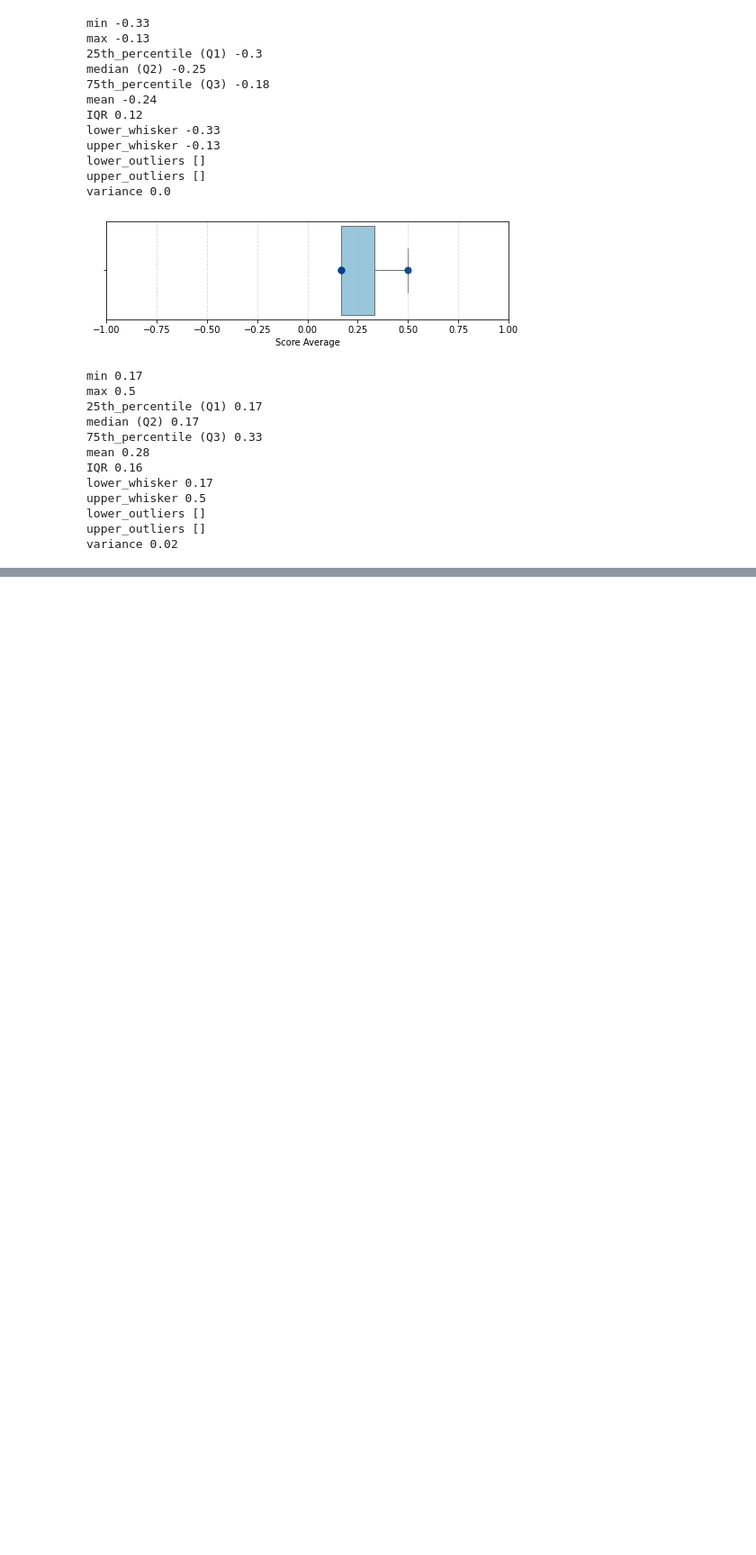
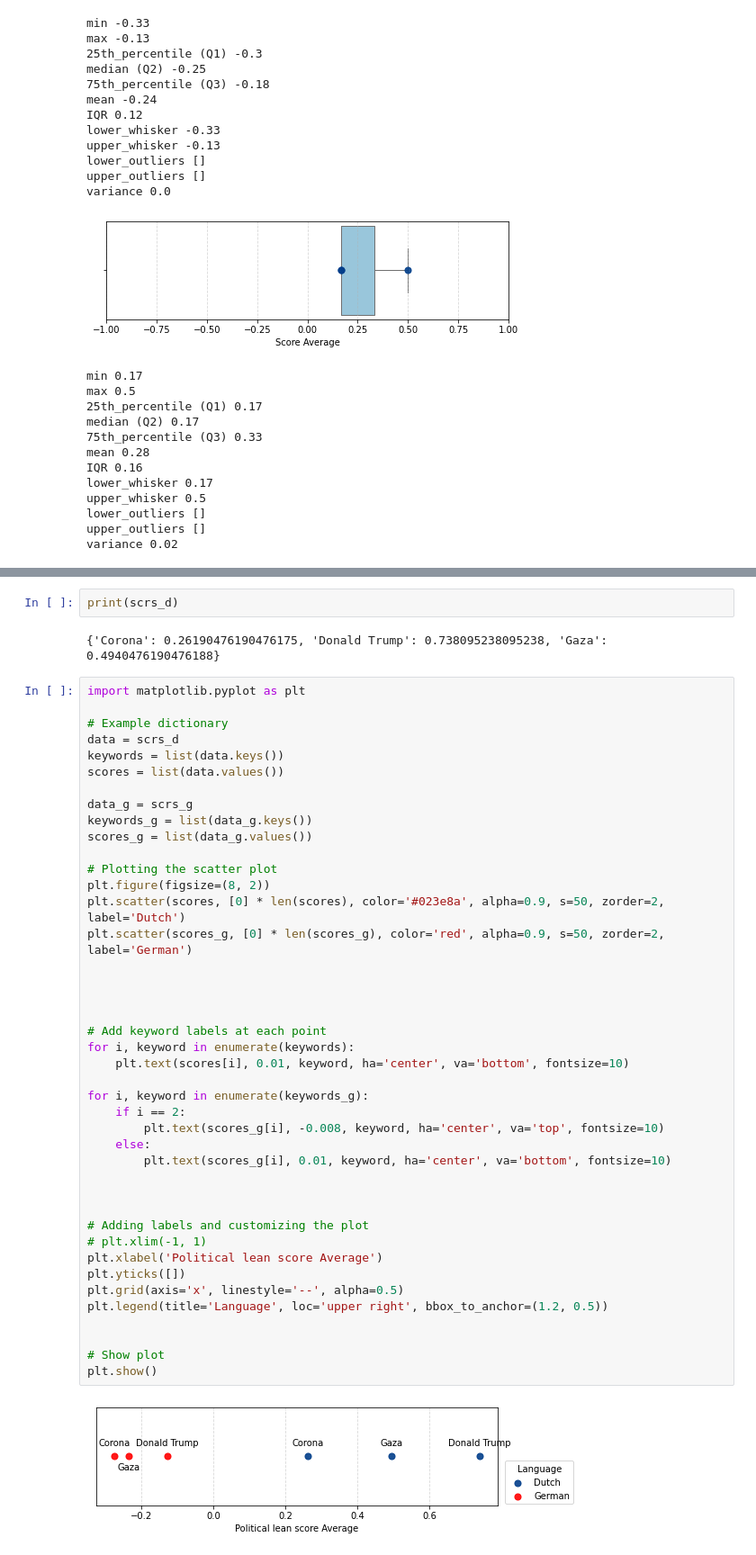
Before and after one commit to teauteau/ir_personalisation, a Jupyter notebook: data_analyzation.ipynb, the cells around one changed output, grey strips where cells are left out. Shown: that part at 90% size. Drawn from its saved outputs; the diff is of its cells as text; blank space fills up the shorter version.

```diff
--- a/data_analyzation.ipynb
+++ b/data_analyzation.ipynb
@@ -488,3 +498,51 @@ Top 3 for Donald Trump:
+# %%
+print(scrs_d)
+# %% [output]
+{'Corona': 0.26190476190476175, 'Donald Trump': 0.738095238095238, 'Gaza': 0.4940476190476188}
+# %%
+import matplotlib.pyplot as plt
+
+# Example dictionary
+data = scrs_d
+keywords = list(data.keys())
+scores = list(data.values())
+
+data_g = scrs_g
+keywords_g = list(data_g.keys())
+scores_g = list(data_g.values())
+
+# Plotting the scatter plot
+plt.figure(figsize=(8, 2))
+plt.scatter(scores, [0] * len(scores), color='#023e8a', alpha=0.9, s=50, zorder=2, label='Dutch')
+plt.scatter(scores_g, [0] * len(scores_g), color='red', alpha=0.9, s=50, zorder=2, label='German')
+
+
+
+
+# Add keyword labels at each point
+for i, keyword in enumerate(keywords):
+    plt.text(scores[i], 0.01, keyword, ha='center', va='bottom', fontsize=10)
+
+for i, keyword in enumerate(keywords_g):
+    if i == 2:
+        plt.text(scores_g[i], -0.008, keyword, ha='center', va='top', fontsize=10)
+    else:
+        plt.text(scores_g[i], 0.01, keyword, ha='center', va='bottom', fontsize=10)
+
+
+
+# Adding labels and customizing the plot
+# plt.xlim(-1, 1)
+plt.xlabel('Political lean score Average')
+plt.yticks([])
+plt.grid(axis='x', linestyle='--', alpha=0.5)
+plt.legend(title='Language', loc='upper right', bbox_to_anchor=(1.2, 0.5))
+
+
+# Show plot
+plt.show()
+# %% [output]
+[figure, added]
 # %%
 import pandas as pd
 import matplotlib.pyplot as plt
```
Also changed, not shown: parts of 2 cells of this notebook, 1 other file.
